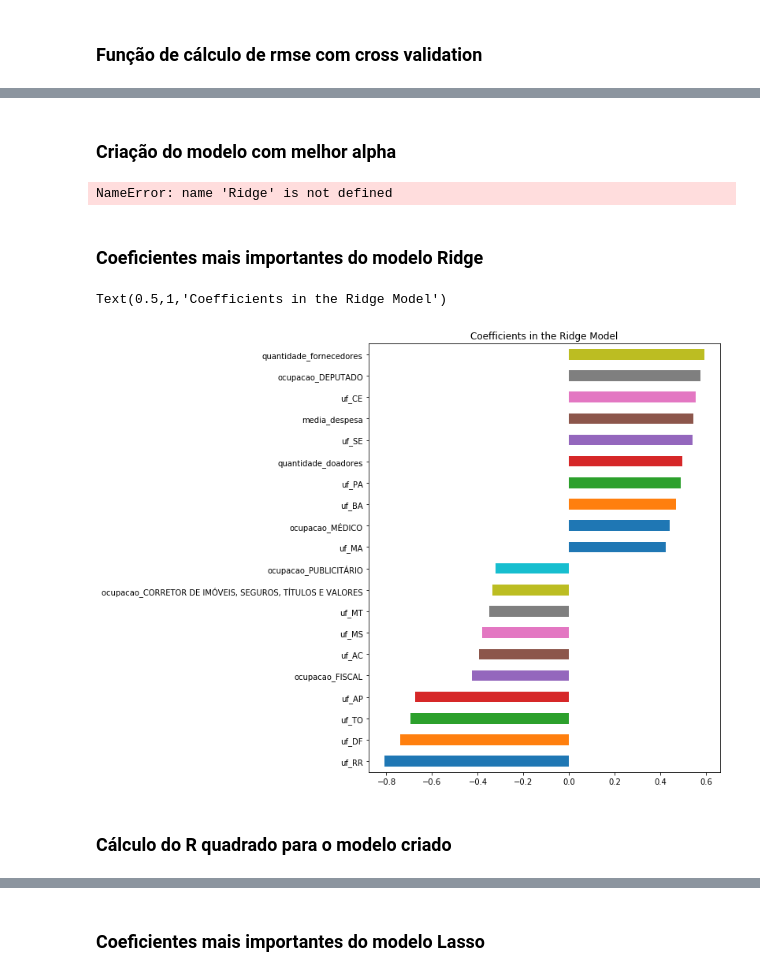
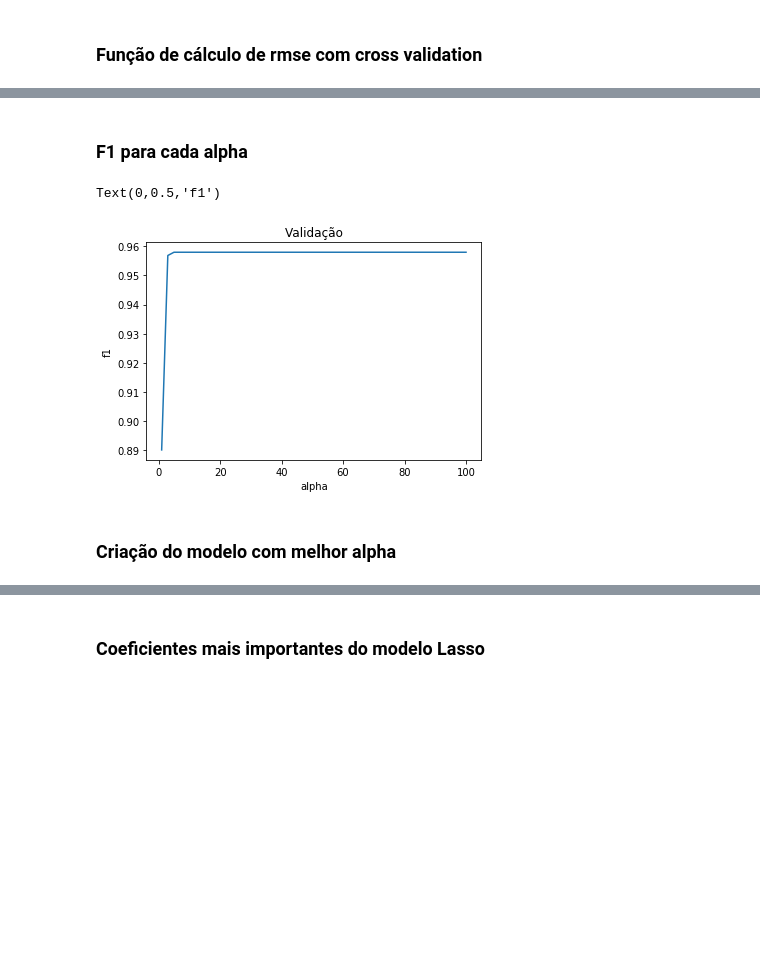
Before and after one commit to luizcz/aprendizado_maquina, a Jupyter notebook: classificacao/Classificação.ipynb, the cells around one changed output, grey strips where cells are left out. Drawn from its saved outputs; the diff is of its cells as text; code cells hidden in the pictures; blank space fills up the shorter version.

```diff
--- a/classificacao/Classificação.ipynb
+++ b/classificacao/Classificação.ipynb
@@ -108,21 +173,16 @@ cv_ridge.max()
+# %%
+alphas = [ 1, 3, 5,10,11,12,13,15, 20,30,40,45, 50, 75, 100]
+f1_knn = [cv_balanceado(KNeighborsClassifier(n_neighbors=alpha)).mean()
+            for alpha in alphas]
+# %% [markdown]
+### F1 para cada alpha
+# %%
+f1_knn = pd.Series(f1_knn, index = alphas)
+f1_knn.plot(title = "Validação")
+plt.xlabel("alpha")
+plt.ylabel("f1")
+# %% [output]
+Text(0,0.5,'f1')
+[figure, added]
 # %% [markdown]
 ### Criação do modelo com melhor alpha
-# %%
-model_ridge = Ridge(alpha = cv_ridge.idxmax())
-model_ridge.fit(treino, y_treino)
-# %% [output]
-NameError: name 'Ridge' is not defined
-# %% [markdown]
-### Coeficientes mais importantes do modelo Ridge
-# %%
-coef_ridge = pd.Series(model_ridge.coef_, index = treino.columns)
-imp_coef_ridge = pd.concat([coef_ridge.sort_values().head(10),
-                     coef_ridge.sort_values().tail(10)])
-matplotlib.rcParams['figure.figsize'] = (8.0, 10.0)
-imp_coef_ridge.plot(kind = "barh")
-plt.title("Coefficients in the Ridge Model")
-# %% [output]
-Text(0.5,1,'Coefficients in the Ridge Model')
-[figure, removed]
-# %% [markdown]
-### Cálculo do R quadrado para o modelo criado
```
Also changed, not shown: parts of 37 cells of this notebook.
